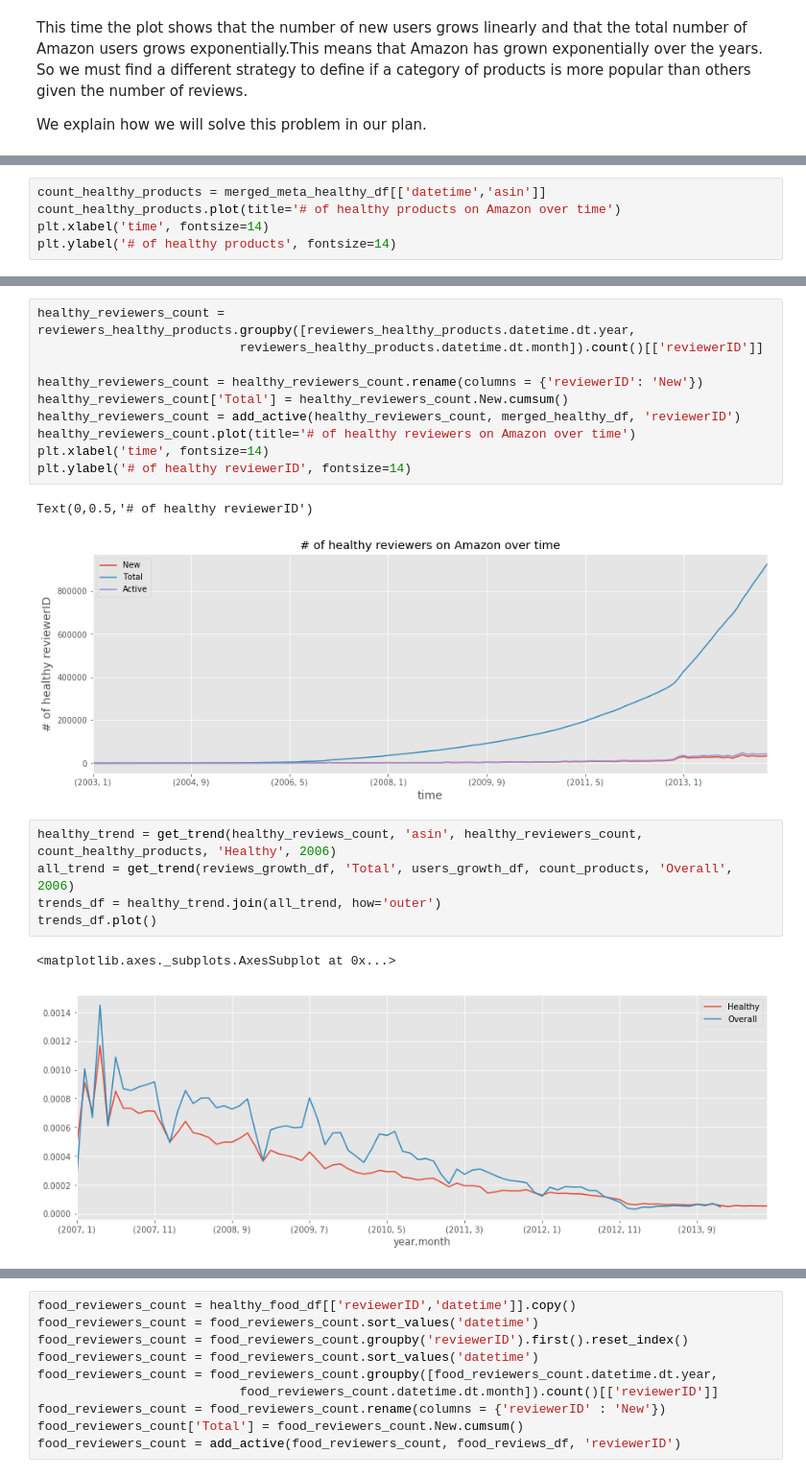
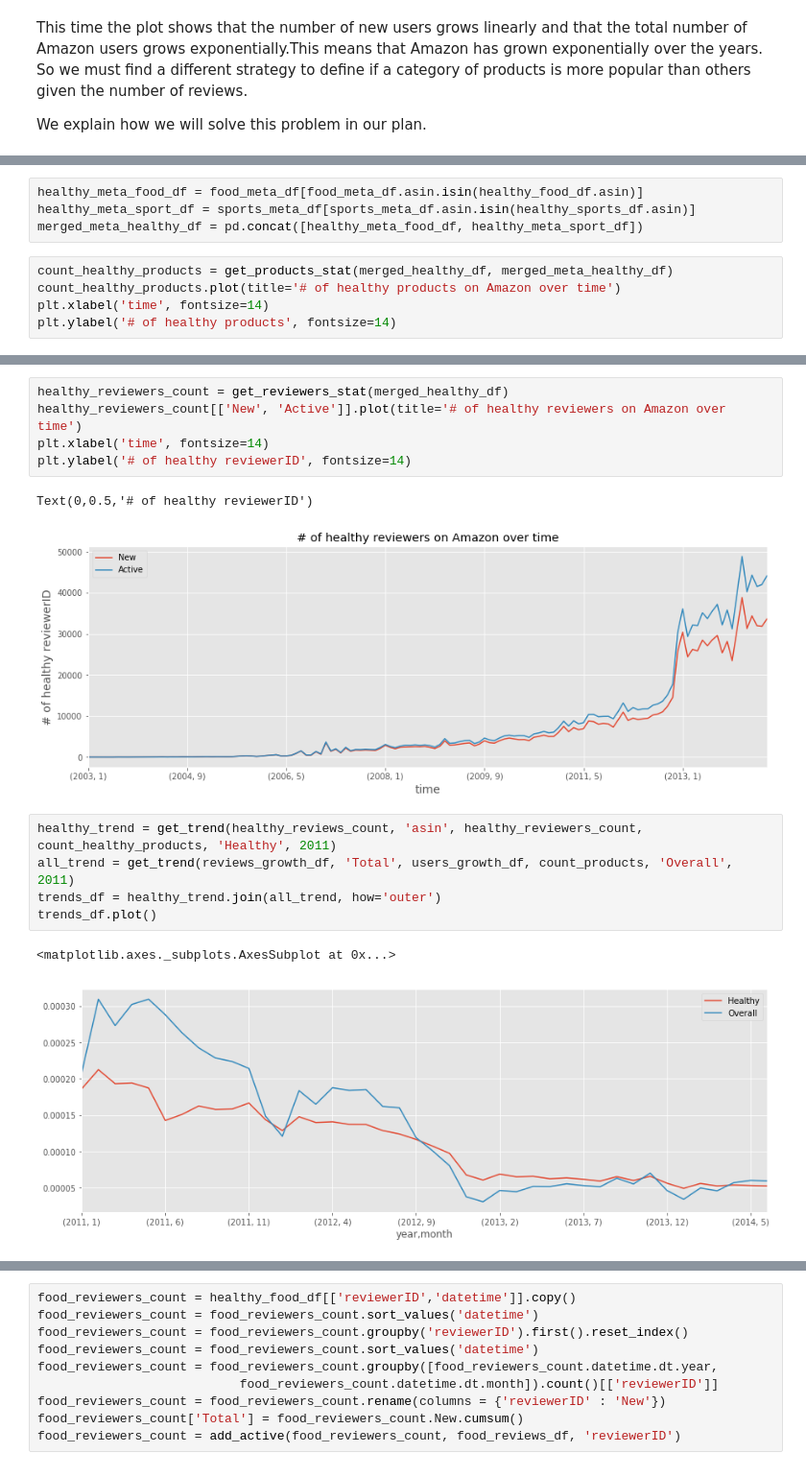
Before and after one commit to darioAnongba/EPFL-ADA, a Jupyter notebook: project/Report.ipynb, the cells around one changed output, grey strips where cells are left out. Shown at 96% size. Saved outputs shown, nothing was run; the diff lists cells and outputs as text.

```diff
--- a/project/Report.ipynb
+++ b/project/Report.ipynb
@@ -295,5 +266,9 @@ Text(0,0.5,'# of products')
+# %%
+healthy_meta_food_df = food_meta_df[food_meta_df.asin.isin(healthy_food_df.asin)]
+healthy_meta_sport_df = sports_meta_df[sports_meta_df.asin.isin(healthy_sports_df.asin)]
+merged_meta_healthy_df = pd.concat([healthy_meta_food_df, healthy_meta_sport_df])
 # %%
-count_healthy_products = merged_meta_healthy_df[['datetime','asin']]
+count_healthy_products = get_products_stat(merged_healthy_df, merged_meta_healthy_df)
 count_healthy_products.plot(title='# of healthy products on Amazon over time')
 plt.xlabel('time', fontsize=14)
 plt.ylabel('# of healthy products', fontsize=14)
@@ -311,21 +278,16 @@ reviewers_healthy_products = reviewers_healthy_products.sort_values('datetime')
 # %%
-healthy_reviewers_count = reviewers_healthy_products.groupby([reviewers_healthy_products.datetime.dt.year,
-                           reviewers_healthy_products.datetime.dt.month]).count()[['reviewerID']]
-
-healthy_reviewers_count = healthy_reviewers_count.rename(columns = {'reviewerID': 'New'})
-healthy_reviewers_count['Total'] = healthy_reviewers_count.New.cumsum()
-healthy_reviewers_count = add_active(healthy_reviewers_count, merged_healthy_df, 'reviewerID')
-healthy_reviewers_count.plot(title='# of healthy reviewers on Amazon over time')
+healthy_reviewers_count = get_reviewers_stat(merged_healthy_df)
+healthy_reviewers_count[['New', 'Active']].plot(title='# of healthy reviewers on Amazon over time')
 plt.xlabel('time', fontsize=14)
 plt.ylabel('# of healthy reviewerID', fontsize=14)
 # %% [output]
 Text(0,0.5,'# of healthy reviewerID')
-[figure, old version]
+[figure, new version]
 # %%
-healthy_trend = get_trend(healthy_reviews_count, 'asin', healthy_reviewers_count, count_healthy_products, 'Healthy', 2006)
-all_trend = get_trend(reviews_growth_df, 'Total', users_growth_df, count_products, 'Overall', 2006)
+healthy_trend = get_trend(healthy_reviews_count, 'asin', healthy_reviewers_count, count_healthy_products, 'Healthy', 2011)
+all_trend = get_trend(reviews_growth_df, 'Total', users_growth_df, count_products, 'Overall', 2011)
 trends_df = healthy_trend.join(all_trend, how='outer')
 trends_df.plot()
 # %% [output]
 <matplotlib.axes._subplots.AxesSubplot at 0x...>
-[figure, old version]
+[figure, new version]
```
Also changed, not shown: parts of 14 cells of this notebook, 1 other file.
